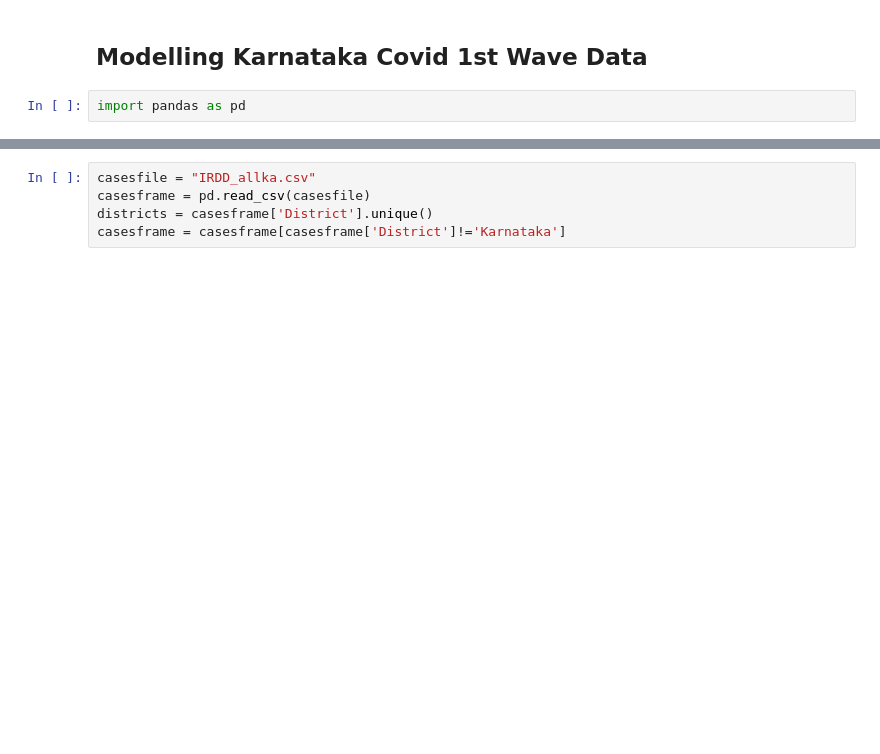
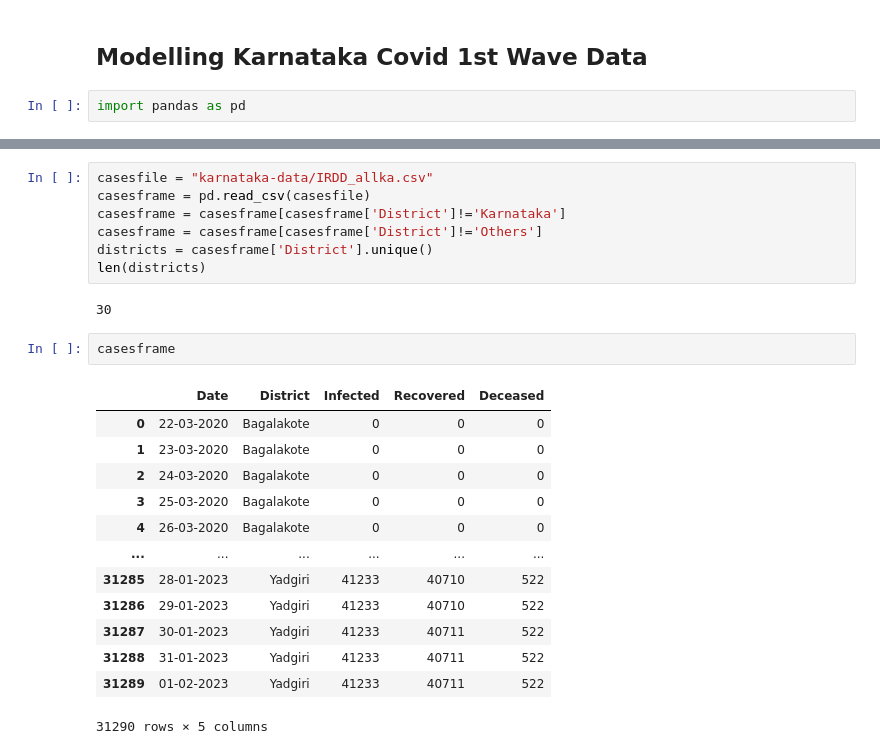
Before and after one commit to HimanshuSingh-all/Patch-Based-Simulator, a Jupyter notebook: seirv.ipynb, the cells around one changed output, grey strips where cells are left out. Drawn from its saved outputs; the diff is of its cells as text; blank space fills up the shorter version.

```diff
--- a/seirv.ipynb
+++ b/seirv.ipynb
@@ -129,5 +142,25 @@ import pandas as pd
 # %%
-casesfile = "IRDD_allka.csv"
+casesfile = "karnataka-data/IRDD_allka.csv"
 casesframe = pd.read_csv(casesfile)
+casesframe = casesframe[casesframe['District']!='Karnataka']
+casesframe = casesframe[casesframe['District']!='Others']
 districts = casesframe['District'].unique()
-casesframe = casesframe[casesframe['District']!='Karnataka']
+len(districts)
+# %% [output]
+30
+# %%
+casesframe
+# %% [output]
+|  | Date | District | Infected | Recovered | Deceased |
+| 0 | 22-03-2020 | Bagalakote | 0 | 0 | 0 |
+| 1 | 23-03-2020 | Bagalakote | 0 | 0 | 0 |
+| 2 | 24-03-2020 | Bagalakote | 0 | 0 | 0 |
+| 3 | 25-03-2020 | Bagalakote | 0 | 0 | 0 |
+| 4 | 26-03-2020 | Bagalakote | 0 | 0 | 0 |
+| ... | ... | ... | ... | ... | ... |
+| 31285 | 28-01-2023 | Yadgiri | 41233 | 40710 | 522 |
+| 31286 | 29-01-2023 | Yadgiri | 41233 | 40710 | 522 |
+| 31287 | 30-01-2023 | Yadgiri | 41233 | 40711 | 522 |
+| 31288 | 31-01-2023 | Yadgiri | 41233 | 40711 | 522 |
+| 31289 | 01-02-2023 | Yadgiri | 41233 | 40711 | 522 |
+31290 rows × 5 columns
```
Also changed, not shown: parts of 26 cells of this notebook, 7 other files.
